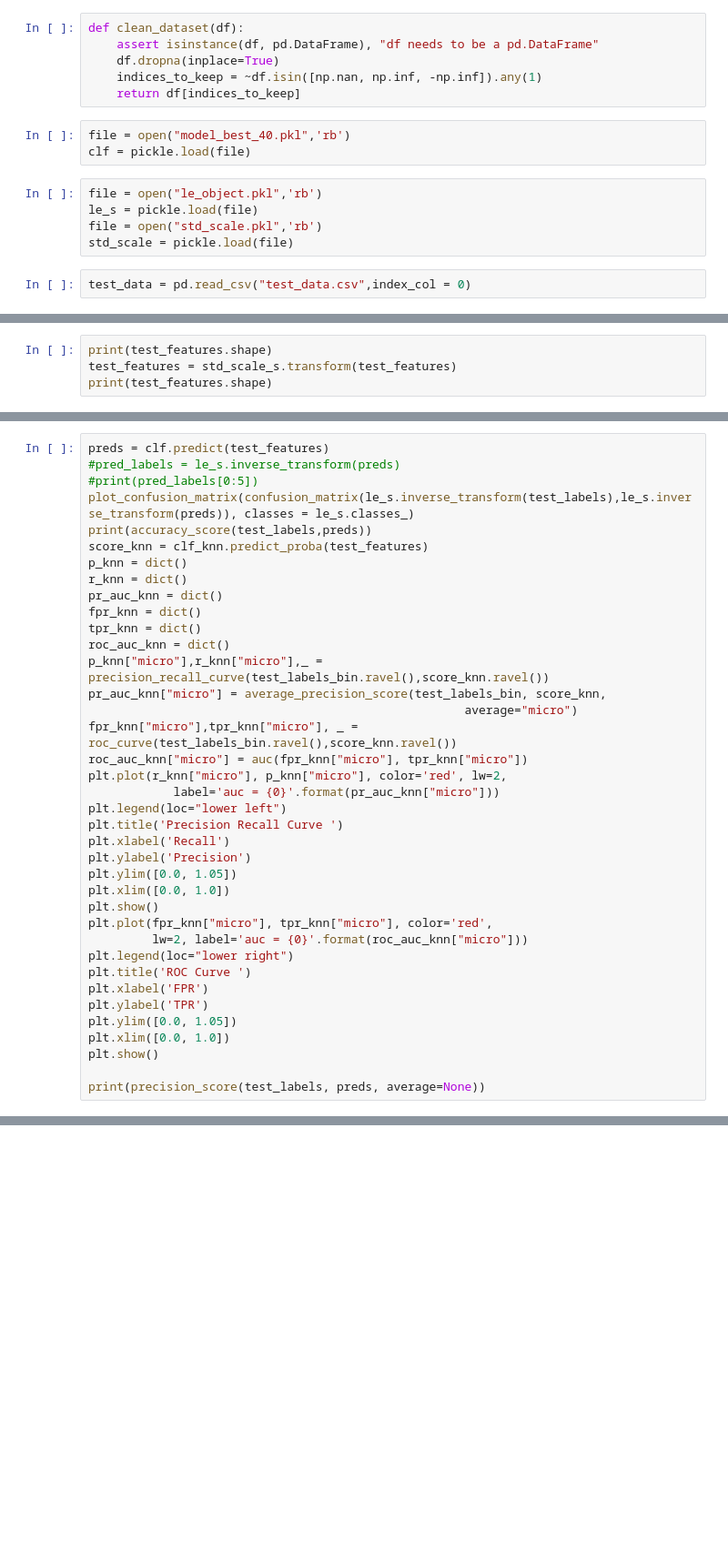
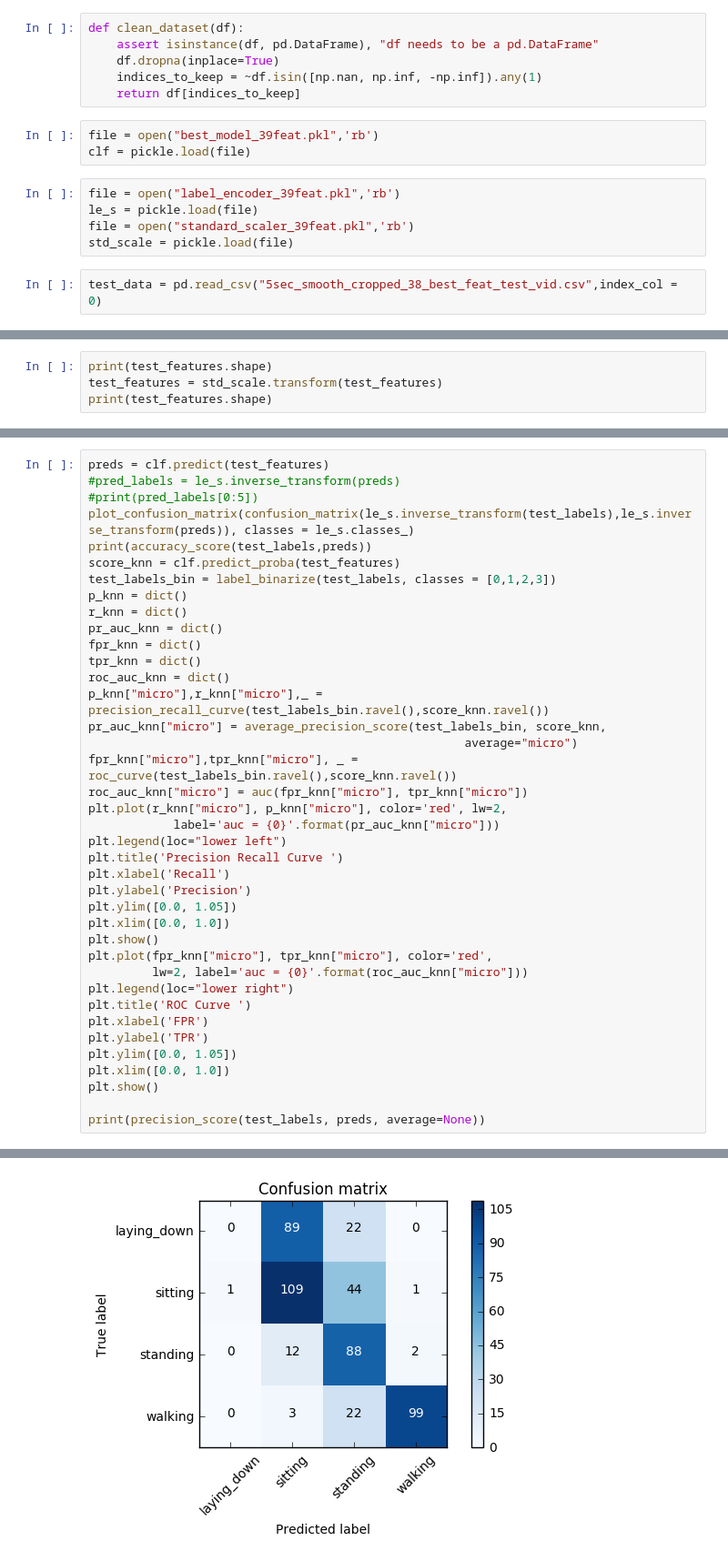
Before and after one commit to bhargav265/Human-Activity-Recognition, a Jupyter notebook: Testing.ipynb, the cells around one changed output, grey strips where cells are left out. Shown at 91% size. Drawn from its saved outputs; the diff is of its cells as text; blank space fills up the shorter version.

```diff
--- a/Testing.ipynb
+++ b/Testing.ipynb
@@ -102,15 +102,15 @@ def clean_dataset(df):
     indices_to_keep = ~df.isin([np.nan, np.inf, -np.inf]).any(1)
     return df[indices_to_keep]
 # %%
-file = open("model_best_40.pkl",'rb')
+file = open("best_model_39feat.pkl",'rb')
 clf = pickle.load(file)
 # %%
-file = open("le_object.pkl",'rb')
+file = open("label_encoder_39feat.pkl",'rb')
 le_s = pickle.load(file)
-file = open("std_scale.pkl",'rb')
+file = open("standard_scaler_39feat.pkl",'rb')
 std_scale = pickle.load(file)
 # %%
-test_data = pd.read_csv("test_data.csv",index_col = 0)
+test_data = pd.read_csv("5sec_smooth_cropped_38_best_feat_test_vid.csv",index_col = 0)
 # %%
 test_data = clean_dataset(test_data)
 test_features = test_data.copy()
@@ -125,4 +136,4 @@ print(test_labels[0:5])
 # %%
 print(test_features.shape)
-test_features = std_scale_s.transform(test_features)
+test_features = std_scale.transform(test_features)
 print(test_features.shape)
@@ -132,7 +146,8 @@ preds = clf.predict(test_features)
 #print(pred_labels[0:5])
 plot_confusion_matrix(confusion_matrix(le_s.inverse_transform(test_labels),le_s.inverse_transform(preds)), classes = le_s.classes_)
 print(accuracy_score(test_labels,preds))
-score_knn = clf_knn.predict_proba(test_features)
+score_knn = clf.predict_proba(test_features)
+test_labels_bin = label_binarize(test_labels, classes = [0,1,2,3])
 p_knn = dict()
 r_knn = dict()
 pr_auc_knn = dict()
@@ -164,3 +179,4 @@ plt.xlim([0.0, 1.0])
 plt.show()
 
 print(precision_score(test_labels, preds, average=None))
+# %% [output]
@@ -166,0 +188 @@ print(precision_score(test_labels, preds, average=None))
+[figure, added]
```
Also changed, not shown: parts of 5 cells of this notebook, 4 other files.
